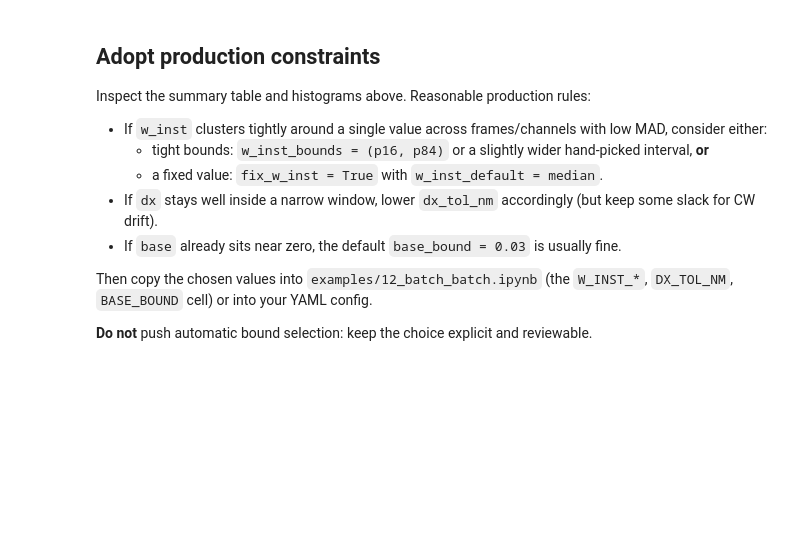
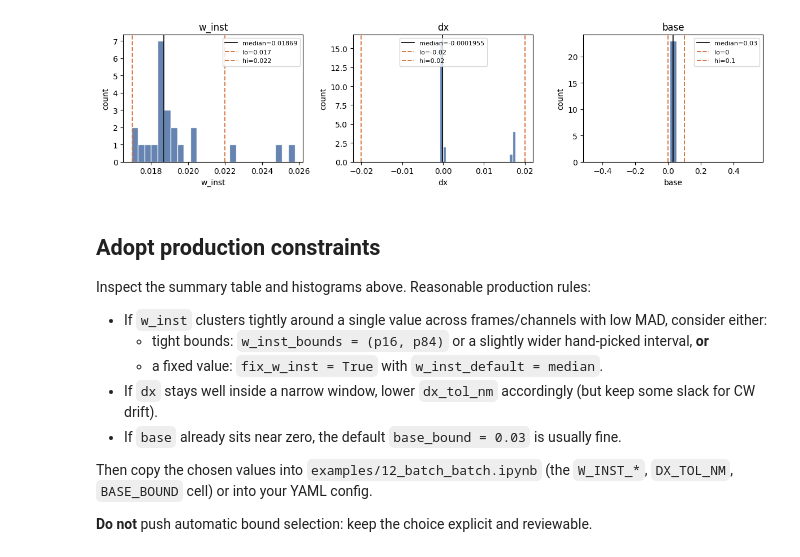
Before and after one commit to queezz/bh-molecule, a Jupyter notebook: examples/14_w_inst_calibration.ipynb, the cells around one changed output. Cells and saved outputs as stored; diff of their text form; code cells hidden in the pictures; blank space fills up the shorter version.

Commit message:
upd [w_inst] selecting

```diff
--- a/examples/14_w_inst_calibration.ipynb
+++ b/examples/14_w_inst_calibration.ipynb
@@ -20,7 +20,7 @@ OUT_DIR = Path("bh_calibration_results")
 
 SHOTS = [193788]
 FRAMES = [6, 7, 8, 9, 10]
-CHANNELS = [3, 5, 10, 20, 28]
+CHANNELS = [5, 27, 28, 29, 30]
 
 BACKGROUND_FRAMES = (0, 1, 2, 3)
 BH_FIT_WAVELENGTH_RANGE_NM = (433.05, 433.90)
@@ -39,9 +39,9 @@ R2_MIN = 0.5
 
 # Candidate bounds you want to overlay on the histograms (or None).
 CANDIDATE_BOUNDS = {
-    "w_inst": (0.020, 0.024),
-    "dx": (-0.10, 0.10),
-    "base": (-0.03, 0.03),
+    "w_inst": (0.017, 0.022),
+    "dx": (-0.02, 0.02),
+    "base": (0.0, 0.1),
 }
 # %%
 from bh_molecule import run_folder_batch
@@ -112,12 +149,13 @@ summary
 # %%
 fig, axes = plot_fit_distributions(
     df,
     params=("w_inst", "dx", "base"),
     suggested_bounds=CANDIDATE_BOUNDS,
     bins=25,
     r2_min=R2_MIN,
 )
-fig
+# %% [output]
+[figure, added]
 # %% [markdown]
 ## Adopt production constraints
 
```
Also changed, not shown: parts of 4 cells of this notebook.
